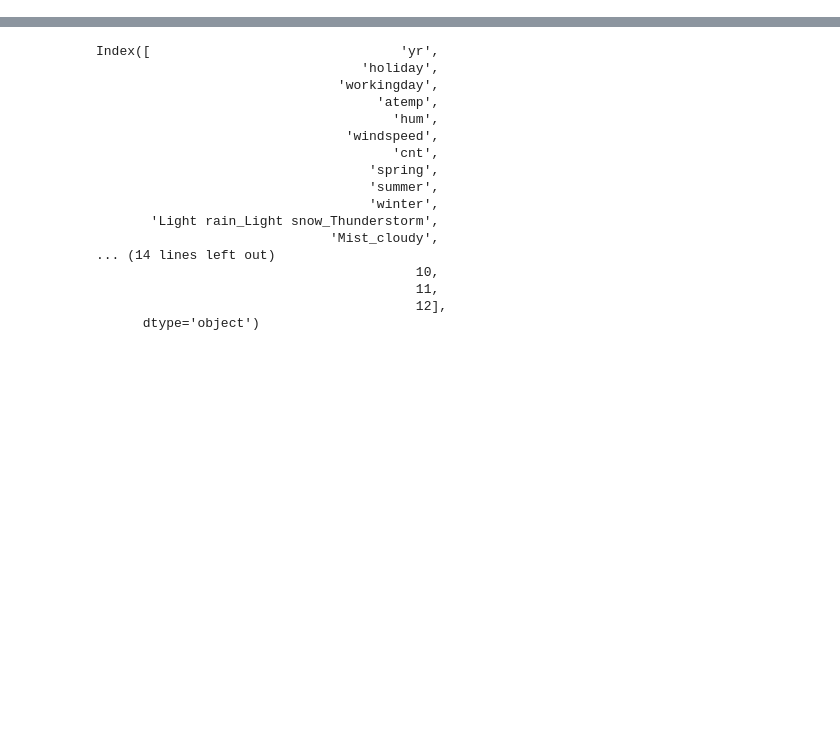
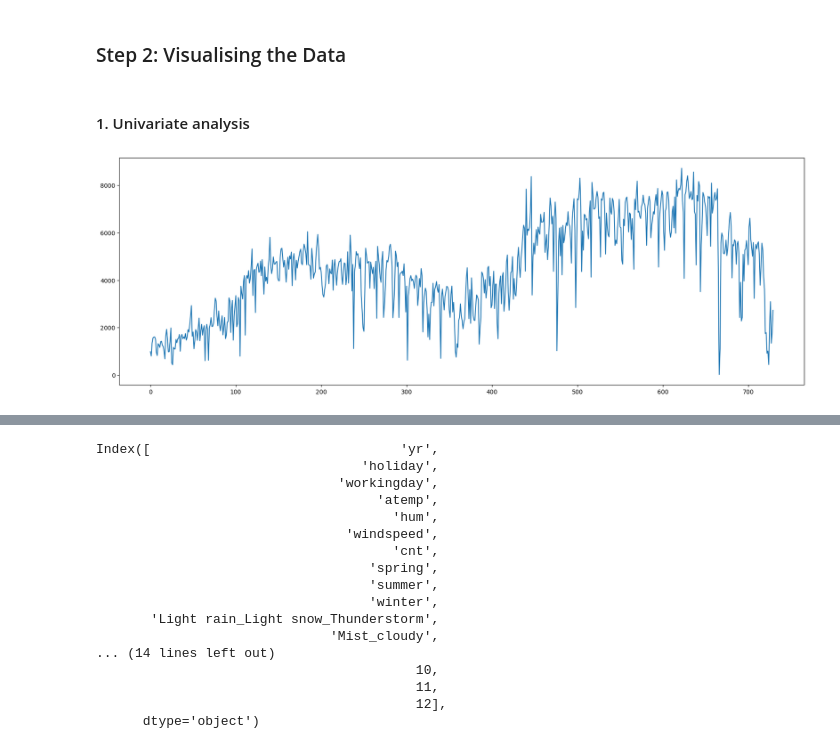
Before and after one commit to rubi-bakshi/Book-Bike-sharing-Analysis, a Jupyter notebook: Bike Assignment.ipynb, the cells around one changed output, grey strips where cells are left out. Saved outputs shown, nothing was run; the diff lists cells and outputs as text; code cells hidden in the pictures; blank space fills up the shorter version.

```diff
--- a/Bike Assignment.ipynb
+++ b/Bike Assignment.ipynb
@@ -402,0 +121,5 @@ df_test.head()
+# %%
+#we can see column dteday and yr month are having same data so we can drop dteday to avoid confusion
+
+bikes_data.drop(['dteday'],axis=1,inplace=True)
+bikes_data.head()
@@ -402,0 +133,5 @@ df_test.head()
+# %%
+#we know that casual+registered=cnt and cnt is our target variable so we will not consider casual and registered
+
+bikes_data.drop(['casual','registered'],axis=1,inplace=True)
+bikes_data.head()
@@ -402,0 +195,7 @@ df_test.head()
+# %%
+# renaming weathersit
+bikes_data['weathersit'].replace({1:"Clear_Few Clouds",2:"Mist_cloudy",3:"Light rain_Light snow_Thunderstorm",4:'Heavy Rain_Ice Pallets_Thunderstorm_Mist'},inplace=True)
+
+#renaming season
+bikes_data['season'].replace({1:"spring",2:"summer",3:"fall",4:"winter"},inplace=True)
+bikes_data.head(250)
@@ -402,0 +216,8 @@ df_test.head()
+# %%
+#renaming month
+bikes_data['mnth'].replace({1:'January',2:'February',3:'March',4:'April',5:'May',6:'June',7:'July',8:'August',9:'September',10:'October',11:'November',12:'December'},inplace=True)
+
+#renaming weekdays
+bikes_data['weekday'].replace({0:"Sunday",1:"Monday",2:"Tuesday",3:"Wednesday",4:"Thursday",5:"Friday",6:"Saturday"},inplace=True)
+
+bikes_data.head(200)
@@ -402,0 +260,11 @@ df_test.head()
+# %% [markdown]
+### Step 2: Visualising the Data
+# %% [markdown]
+#### 1. Univariate analysis
+# %%
+# Visualization of a pattern of the demand for the period of 2 years (2018 and 2019)
+plt.figure(figsize=(21,7))
+plt.plot(bikes_data.cnt)
+plt.show()
+# %% [output]
+[figure, added]
```
Also changed, not shown: parts of 85 cells of this notebook.
